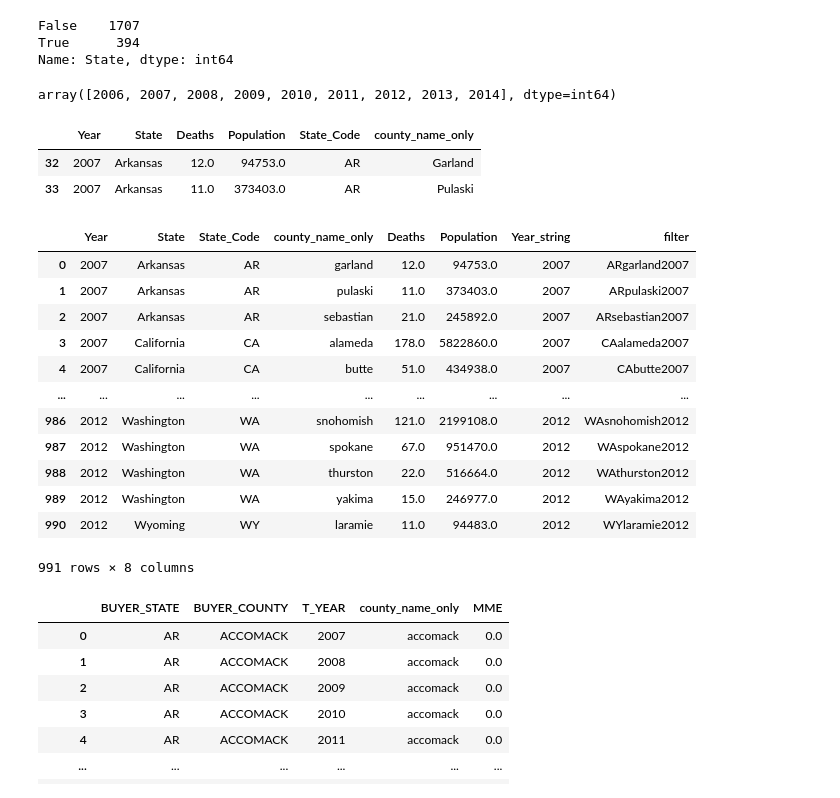
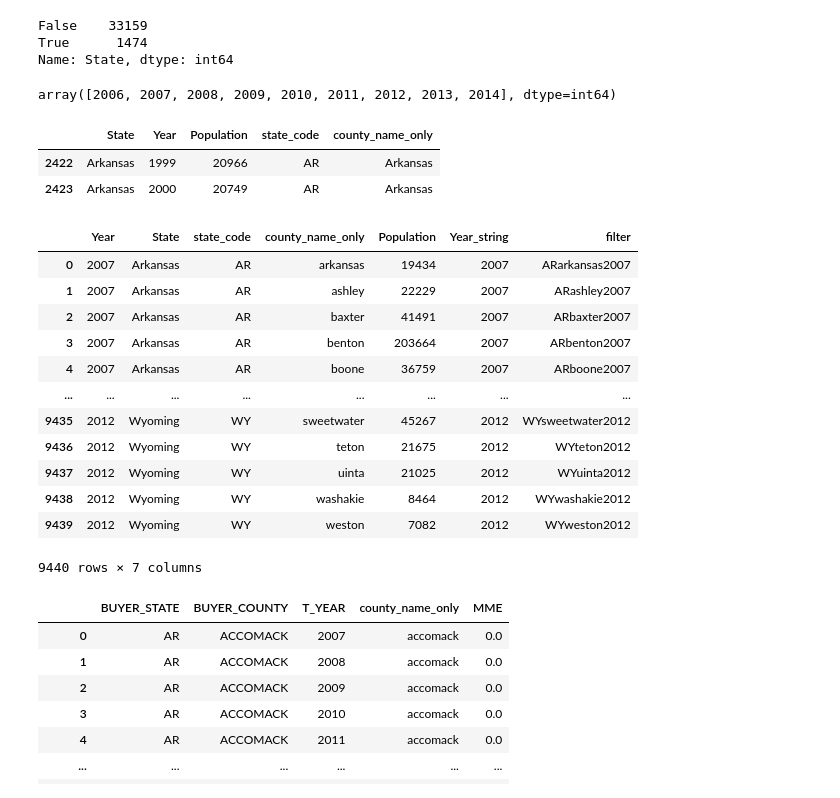
Before and after one commit to MIDS-at-Duke/pds-2022-turquoise-team, a Jupyter notebook: 10_code/combine_prescription_population_florida_07_12.ipynb, the cells around one changed output. Cells and saved outputs as stored; diff of their text form; code cells hidden in the pictures.

```diff
--- a/10_code/combine_prescription_population_florida_07_12.ipynb
+++ b/10_code/combine_prescription_population_florida_07_12.ipynb
@@ -4,8 +4,9 @@ import numpy as np
 from plotnine import *
 # %%
 # Opening population data
-df_pop = pd.read_csv('../20_intermediate_files/vital_stats_merged.csv', index_col=0)
-df_pop = df_pop.drop('Crude Rate', axis = 1)
-df_pop['county_name_only'] = df_pop["County Name"].str[:-7]
+df_pop = pd.read_csv('../20_intermediate_files/state county population.csv', index_col=None)
+df_pop = df_pop.drop('Year Code', axis = 1)
+df_pop['state_code'] = df_pop["County"].str[-2:]
+df_pop['county_name_only'] = df_pop["County"].str[:-11]
 df_pop.head(2)
 # %% [output]
@@ -18,0 +25,4 @@ array([2007, 2008, 2009, 2010, 2011, 2012], dtype=int64)
+# %%
+abbrv = ['CA','NV','NY','TX','HI','IA','KS','ME','MA','MN','MT','NE','ND','OR','SD','VA','WY','AR','GA','MS', 'FL', 'WA']
+df_pop = df_pop.loc[df_pop['state_code'].isin(abbrv),:]
+df_pop.sample(5)
@@ -20,13 +37,10 @@ array([2007, 2008, 2009, 2010, 2011, 2012], dtype=int64)
 # Random checking to make sure we have the states
 (df_pop['State']=='Florida').value_counts()
 # %% [output]
-False    1707
-True      394
+False    33159
+True      1474
 Name: State, dtype: int64
 # %%
 # Opening perscription data
-df_pres = pd.read_csv('../20_intermediate_files/prescription_data_grouped_1.csv')
+df_pres = pd.read_csv('../20_intermediate_files/prescription_data_grouped_2.csv')
 (df_pres['MME']==0).value_counts()
-df_pres["T_YEAR"].unique()
-# %% [output]
-array([2006, 2007, 2008, 2009, 2010, 2011, 2012, 2013, 2014], dtype=int64)
@@ -33,32 +49,36 @@ array([2006, 2007, 2008, 2009, 2010, 2011, 2012, 2013, 2014], dtype=int64)
+# %%
+df_pres["T_YEAR"].unique()
+# %% [output]
+array([2006, 2007, 2008, 2009, 2010, 2011, 2012, 2013, 2014], dtype=int64)
 # %%
 # Dropping unnecessary columns
-df_pop = df_pop.drop(["State Code", "County", 'County Code', 'Cause of death', 'Cause of death Code', 'County Name'], axis=1)
+df_pop = df_pop.drop(["State Code", "County", 'County Code'], axis=1)
 # %%
 df_pop.head(2)
 # %% [output]
-|  | Year | State | Deaths | Population | State_Code | county_name_only |
-| 32 | 2007 | Arkansas | 12.0 | 94753.0 | AR | Garland |
-| 33 | 2007 | Arkansas | 11.0 | 373403.0 | AR | Pulaski |
+|  | State | Year | Population | state_code | county_name_only |
+| 2422 | Arkansas | 1999 | 20966 | AR | Arkansas |
+| 2423 | Arkansas | 2000 | 20749 | AR | Arkansas |
 # %%
 # Creating filter column for population df
-df_pop_grouped = df_pop.groupby(['Year', 'State', 'State_Code', 'county_name_only']).sum().reset_index()
+df_pop_grouped = df_pop.groupby(['Year', 'State', 'state_code', 'county_name_only']).sum().reset_index()
 df_pop_grouped['county_name_only'] = df_pop_grouped['county_name_only'].str.lower()
 df_pop_grouped['Year_string'] = df_pop_grouped['Year'].astype('str')
-df_pop_grouped['filter'] = df_pop_grouped['State_Code'] + df_pop_grouped['county_name_only'] + df_pop_grouped['Year_string']
+df_pop_grouped['filter'] = df_pop_grouped['state_code'] + df_pop_grouped['county_name_only'] + df_pop_grouped['Year_string']
 df_pop_grouped
 # %% [output]
-|  | Year | State | State_Code | county_name_only | Deaths | Population | Year_string | filter |
-| 0 | 2007 | Arkansas | AR | garland | 12.0 | 94753.0 | 2007 | ARgarland2007 |
-| 1 | 2007 | Arkansas | AR | pulaski | 11.0 | 373403.0 | 2007 | ARpulaski2007 |
-| 2 | 2007 | Arkansas | AR | sebastian | 21.0 | 245892.0 | 2007 | ARsebastian2007 |
-| 3 | 2007 | California | CA | alameda | 178.0 | 5822860.0 | 2007 | CAalameda2007 |
-| 4 | 2007 | California | CA | butte | 51.0 | 434938.0 | 2007 | CAbutte2007 |
-| ... | ... | ... | ... | ... | ... | ... | ... | ... |
-| 986 | 2012 | Washington | WA | snohomish | 121.0 | 2199108.0 | 2012 | WAsnohomish2012 |
-| 987 | 2012 | Washington | WA | spokane | 67.0 | 951470.0 | 2012 | WAspokane2012 |
-| 988 | 2012 | Washington | WA | thurston | 22.0 | 516664.0 | 2012 | WAthurston2012 |
-| 989 | 2012 | Washington | WA | yakima | 15.0 | 246977.0 | 2012 | WAyakima2012 |
-| 990 | 2012 | Wyoming | WY | laramie | 11.0 | 94483.0 | 2012 | WYlaramie2012 |
+|  | Year | State | state_code | county_name_only | Population | Year_string | filter |
+| 0 | 2007 | Arkansas | AR | arkansas | 19434 | 2007 | ARarkansas2007 |
+| 1 | 2007 | Arkansas | AR | ashley | 22229 | 2007 | ARashley2007 |
+| 2 | 2007 | Arkansas | AR | baxter | 41491 | 2007 | ARbaxter2007 |
+| 3 | 2007 | Arkansas | AR | benton | 203664 | 2007 | ARbenton2007 |
+| 4 | 2007 | Arkansas | AR | boone | 36759 | 2007 | ARboone2007 |
+| ... | ... | ... | ... | ... | ... | ... | ... |
+| 9435 | 2012 | Wyoming | WY | sweetwater | 45267 | 2012 | WYsweetwater2012 |
+| 9436 | 2012 | Wyoming | WY | teton | 21675 | 2012 | WYteton2012 |
+| 9437 | 2012 | Wyoming | WY | uinta | 21025 | 2012 | WYuinta2012 |
+| 9438 | 2012 | Wyoming | WY | washakie | 8464 | 2012 | WYwashakie2012 |
+| 9439 | 2012 | Wyoming | WY | weston | 7082 | 2012 | WYweston2012 |
-991 rows × 8 columns
+9440 rows × 7 columns
 # %%
 # Filtering year and lowercase county name
```
Also changed, not shown: parts of 16 cells of this notebook, 7 other files.
